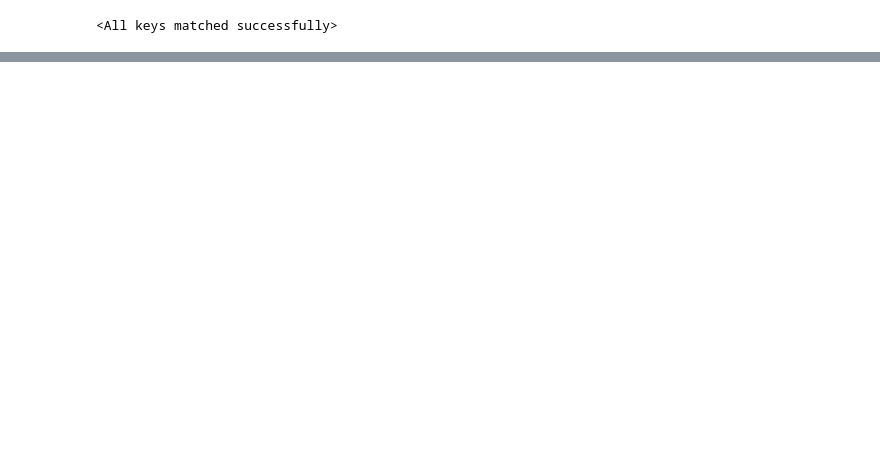
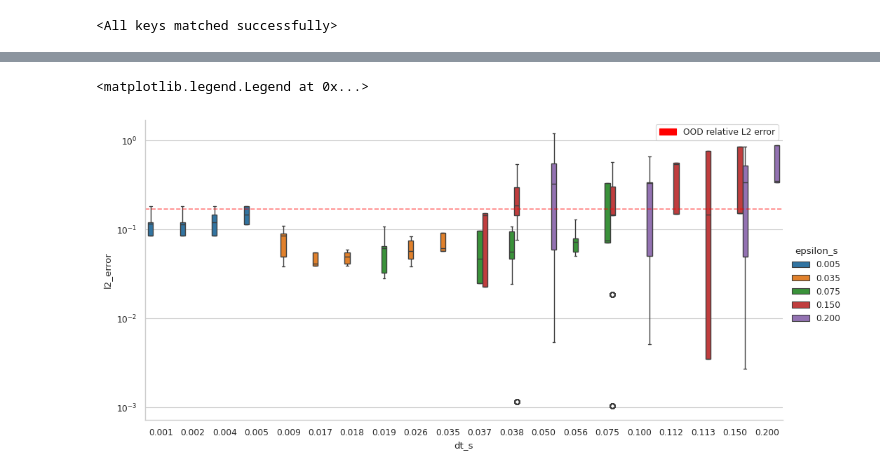
Before and after one commit to benedict-armstrong/FNO-for-Phase-Field-Dynamics, a Jupyter notebook: eval_ood.ipynb, the cells around one changed output, grey strips where cells are left out. Saved outputs shown, nothing was run; the diff lists cells and outputs as text; code cells hidden in the pictures; blank space fills up the shorter version.

```diff
--- a/eval_ood.ipynb
+++ b/eval_ood.ipynb
@@ -24,9 +28,11 @@ fno.load_state_dict(torch.load("models/tfno_model.pth", weights_only=True))
 # %% [output]
 <All keys matched successfully>
 # %%
-time_pairs = [(0, 4)]
+time_pairs = [(0, 1), (0, 2), (0, 3), (0, 4)]
 dataset = (
     PDEDatasetAll2All(
-        "data/OOD_allen_cahn.npy", device=DEVICE, time_pairs=time_pairs
+        "data/OOD_allen_cahn.npz", device=DEVICE
     )
 )
+
+print("Dataset length:", len(dataset))
@@ -36,0 +126,25 @@ sampler = DataLoader(dataset, batch_size=BATCH_SIZE, shuffle=True)
+# %%
+df["epsilon_s"] = df["epsilon"].apply(lambda x: f"{x:.3f}")
+df["dt_s"] = df["dt"].apply(lambda x: f"{x:.3f}")
+
+sns.catplot(
+    data=df,
+    x="dt_s",
+    y="l2_error",
+    log_scale=True,
+    hue="epsilon_s",
+    height=5,
+    aspect=2,
+    kind="box",
+)
+# draw a horizontal line at the OOD relative L2 error
+plt.axhline(y=ood_relative_l2, color="r", linestyle="--", label="OOD relative L2 error", alpha=0.5)
+
+plt.legend(
+    handles=[
+        Patch(facecolor="r", edgecolor="r", label="OOD relative L2 error")
+    ]
+)
+# %% [output]
+<matplotlib.legend.Legend at 0x...>
+[figure, added]
```
Also changed, not shown: parts of 15 cells of this notebook, 9 other files.
